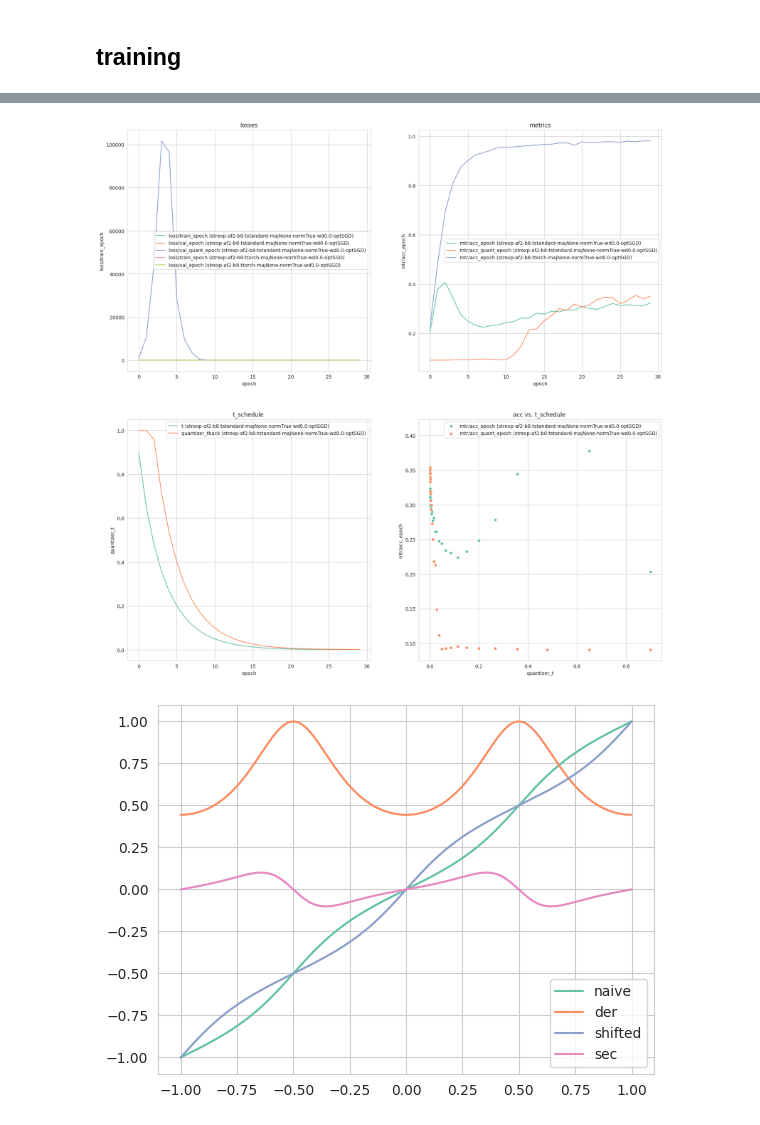
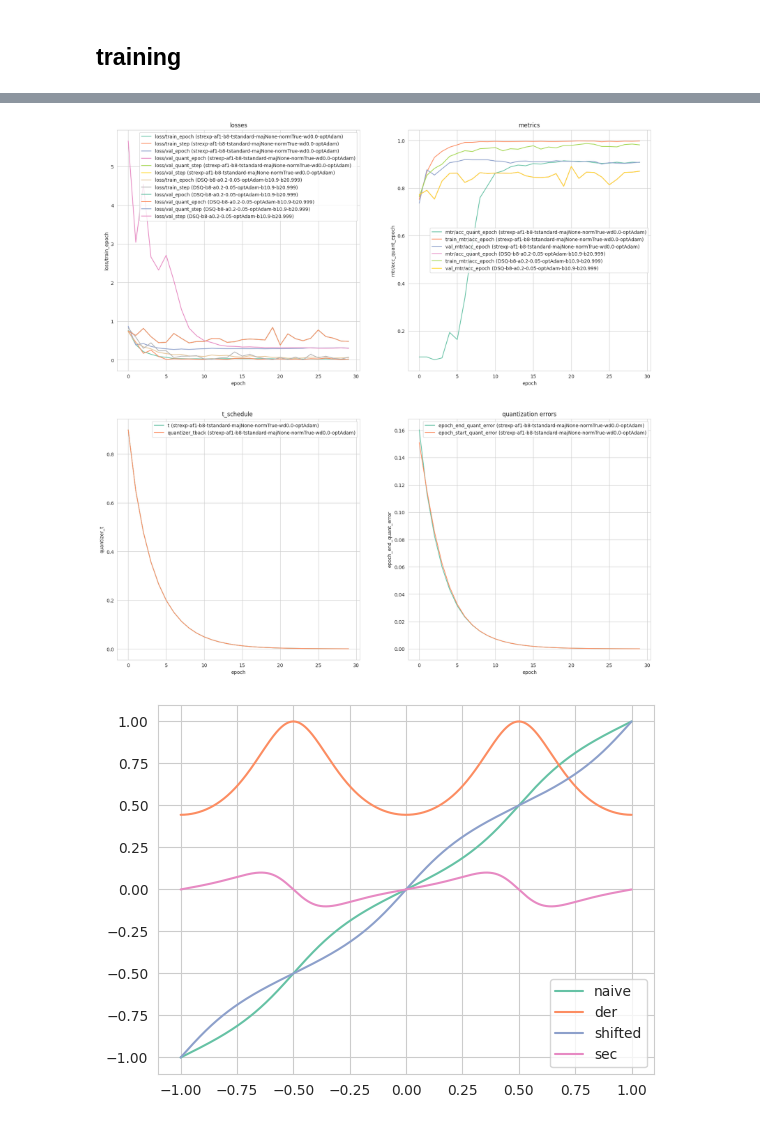
Before and after one commit to data-satanism/SoftStairs-QAT, a Jupyter notebook: experiments/CV/inception_stl10.ipynb, the cells around one changed output, grey strips where cells are left out. Cells and saved outputs as stored; diff of their text form; code cells hidden in the pictures.

Commit message:
feat: disentangled quant errors

```diff
--- a/experiments/CV/inception_stl10.ipynb
+++ b/experiments/CV/inception_stl10.ipynb
@@ -684,6 +696,7 @@ def read_results(name, scale='step', version=None, agg_func='last'):
         version = f'version_{version}'
     file = path / version / 'metrics.csv'
     df = pd.read_csv(file)
+    return df
 
     # df.bfill(inplace=True)
     test_mtr = 0.
@@ -695,7 +708,3 @@ def read_results(name, scale='step', version=None, agg_func='last'):
     alternative_scale = 'step' if scale != 'step' else 'epoch'
     df.drop([c for c in df.columns if alternative_scale in c], axis=1, inplace=True)
     return df, test_mtr
-# %%
-dynamics, test_mtr = read_results('InceptionNet_STL10_af2_b8_tstandard', version=None, agg_func='mean')
-
-dynamics.tail(10)
@@ -729,7 +738,7 @@ def plot_dynamics(name, scale='step', metric='acc', axes=None, suffix='', agg_fu
         version = None
     else:
         version = int(version[0])
-    dynamics, final_results = read_results(name, scale, version, agg_func)
+    dynamics = read_results(name, scale, version, agg_func)
 
     if axes is None:
         fig, axes = plt.subplots(2, 2, figsize=(20, 20))
@@ -742,7 +751,7 @@ def plot_dynamics(name, scale='step', metric='acc', axes=None, suffix='', agg_fu
 
     # mtr
 
-    for c in [c for c in dynamics.columns if not metric and c.startswith('mtr/') or isinstance(metric, str) and metric in c]:
+    for c in [c for c in dynamics.columns if not metric and c.__contains__('mtr/') or isinstance(metric, str) and metric in c]:
         sns.lineplot(dynamics, x=scale, y=c, ax=axes[0][1], label=c + suffix)
     axes[0][1].legend()
     axes[0][1].set_title('metrics')
@@ -760,50 +769,73 @@ def plot_dynamics(name, scale='step', metric='acc', axes=None, suffix='', agg_fu
     ax.set_title(f't_schedule ')
 
 
-    # metric vs. t_schedule
+    # quantization error dynamics
 
     ax = axes[1][1]
-    for c in [c for c in dynamics.columns if not metric and c.startswith('mtr/') or isinstance(metric, str) and metric in c]:
-        sns.scatterplot(dynamics, x='quantizer_t', y=c, ax=ax, label=c + suffix)
-        if not metric:
-            break
-    # sns.scatterplot(dynamics, x='quantizer_t', y=f'train_{metric}', ax=ax)
-    ax.set_title(f'{metric} vs. t_schedule ')
+    err_cols = [c for c in dynamics.columns if c.startswith(('epoch_start', 'epoch_end')) and ('error' in c or 'out_of_range' in c)]
+    for c in err_cols:
+        sns.lineplot(dynamics, x=scale, y=c, ax=ax, label=c + suffix)
+    # t is available as x=scale in axes[1][0]; old logs only have *_quant_error
+    ax.set_title('quantization errors')
+    if err_cols:
+        ax.legend()
     return axes
 
 
 # plot_dynamics('InceptionNet_STL10_b4', 'epoch')
 def plot_comparison(*exps, scale, metric, suffixes=None, agg_func='mean'):
     if suffixes is None:
         suffixes = [f" ({'-'.join(exp.split('_')[2:])})" for exp in exps]
     axes = plot_dynamics(exps[0], scale, metric, agg_func=agg_func, suffix=suffixes[0])
     for exp, suffix in zip(exps[1:], suffixes[1:]):
         axes = plot_dynamics(exp, scale, metric, axes, suffix, agg_func=agg_func)
 
 plot_comparison(
     # 'InceptionNet_STL10_b8_torch',
     # 'InceptionNet_STL10_b4_torch',
     # 'InceptionNet_STL10_af0.25_b8_tstandard',
     # "InceptionNet_STL10_af1.0_b8_tstandard_nolog",
     # 'InceptionNet_STL10_af0.5_b8_tstandard',
     # 'InceptionNet_STL10_af1_b8_tstandard',
     # 'InceptionNet_STL10_strexp_af1_b4_tstandard',
     # 'InceptionNet_STL10_strexp_af0.5_b8_tstandard',
     # 'InceptionNet_STL10_strexp_af10_b8_tstandard',
     # 'InceptionNet_STL10_strexp_af1_b8_tstandard_log',
     # 'InceptionNet_STL10_strexp_af1_b8_tstandard',
     # 'InceptionNet_STL10_strcyclic_af1_b8_tstandard_majNone_norm',
     # 'InceptionNet_STL10_strcyclic_af1_b8_tstandard_majNone',
     # 'InceptionNet_STL10_strcyclic_af1_b8_tstandard_maj0.05',
     # 'InceptionNet_STL10_af1.5_b8_tstandard',
     # 'InceptionNet_STL10_af2_b8_tstandard',
     # 'InceptionNet_STL10_af2_b8_tstandard_norm',
-    'InceptionNet_STL10_strexp_af2_b8_tstandard_majNone_normTrue_wd0.0_optSGD',
-    'InceptionNet_STL10_strexp_af2_b8_ttorch_majNone_normTrue_wd0.0_optSGD',
+    # 'InceptionNet_STL10_strexp_af2_b8_tstandard_majNone_normTrue_wd0.0_optSGD',
+    # 'InceptionNet_STL10_strexp_af2_b8_ttorch_majNone_normTrue_wd0.0_optSGD',
+
+    'InceptionNet_STL10_strexp_af1_b8_tstandard_majNone_normTrue_wd0.0_optAdam',
+    # 'InceptionNet_STL10_strexp_af2_b8_tstandard_majNone_normTrue_wd0.0_optAdam',
+    # 'InceptionNet_STL10_strexp_af1_b8_ttorch_majNone_normTrue_wd0.0_optAdam',
+    # 'InceptionNet_STL10_strexp_af1_b4_ttorch_majNone_normTrue_wd0.0_optAdam',
+
+    # 'InceptionNet_STL10_strexp_af1_b8_traw_gradient_majNone_normTrue_0.0_optSSAGatedM_b10.9_b20.999',
+    # 'InceptionNet_STL10_strexp_af1_b8_traw_gradient_majNone_normTrue_0.0_optSSAGatedV_b10.9_b20.999',
+    # 'InceptionNet_STL10_strexp_af1_b8_traw_gradient_majNone_normTrue_0.0_optSSAG_b10.9_b20.999',
+
+    # 'InceptionNet_STL10_strexp_af4_b4_tstandard_majNone_normTrue_wd0.0_optAdam',
+    # 'InceptionNet_STL10_strexp_af100_b4_tstandard_majNone_normTrue_wd0.0_optAdam',
+    # 'InceptionNet_STL10_strexp_af1000_b4_tstandard_majNone_normTrue_wd0.0_optAdam',
+    # 'InceptionNet_STL10_strexp_af4_b4_tstandard_majNone_normTrue_wd0.1_optAdam',
+
+    # SSAGa
+    # 'InceptionNet_STL10_strexp_af1_b4_traw_gradient_majNone_normTrue_0.0_optSSAG_b10.9_b20.999',
+    # 'InceptionNet_STL10_strexp_af1_b4_traw_gradient_majNone_normTrue_0.0_optSSAGatedM_b10.9_b20.999',
+    # 'InceptionNet_STL10_strexp_af1_b4_traw_gradient_majNone_normTrue_0.0_optSSAGatedV_b10.9_b20.999',
+    # 'InceptionNet_STL10_DSQ_b4_a0.2_0.05_optAdam_b10.9_b20.999',
+    'InceptionNet_STL10_DSQ_b8_a0.2_0.05_optAdam_b10.9_b20.999',
+
 
     scale='epoch', metric='acc', agg_func='last')
 # %% [output]
-[figure, old version]
+[figure, new version]
 # %%
 from softstairs_qat.core.soft_stairs import softstairs_naive, SoftStairs
 import torch
```
Also changed, not shown: parts of 5 cells of this notebook, 1 other file.
